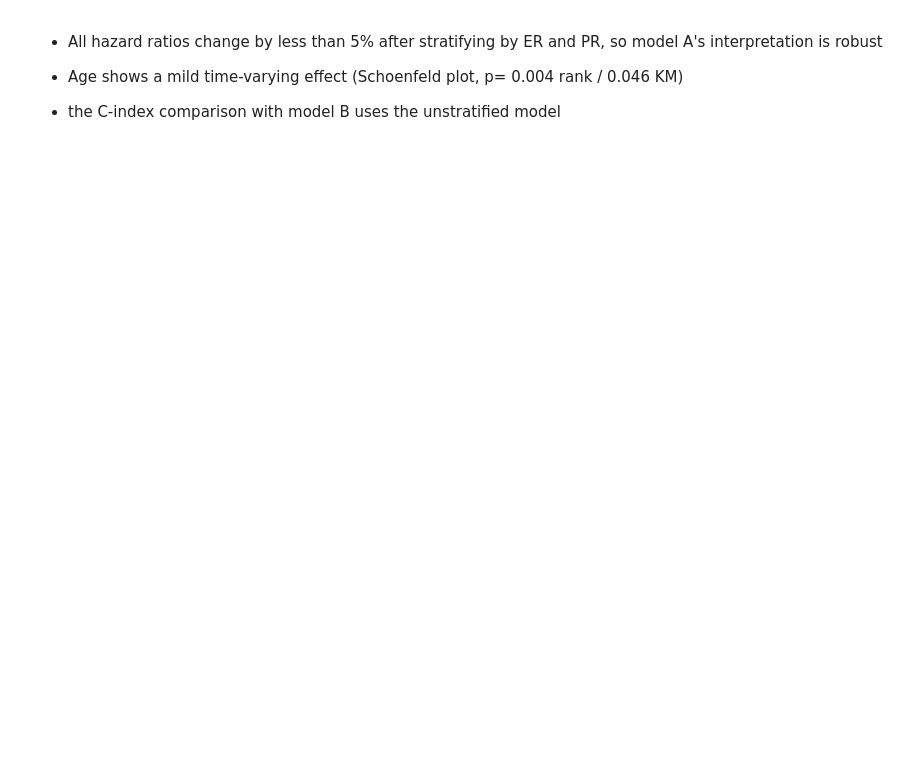
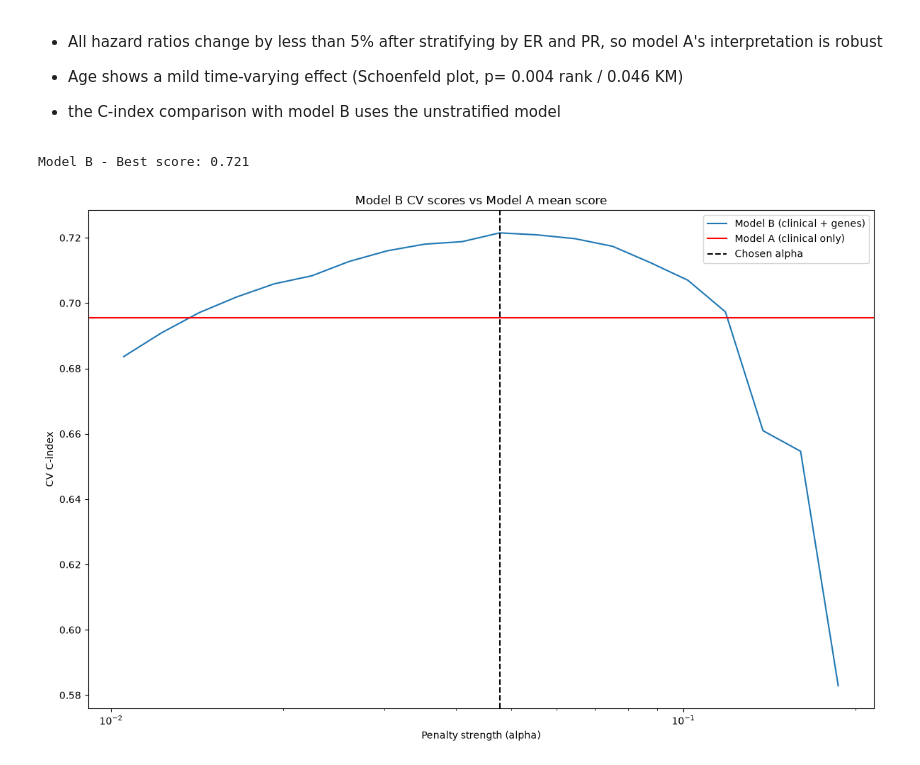
Before and after one commit to cankale/metabric-survival, a Jupyter notebook: src/04_cox_models.ipynb, the cells around one changed output. Saved outputs shown, nothing was run; the diff lists cells and outputs as text; code cells hidden in the pictures; blank space fills up the shorter version.

Commit message:
feat: add model B (penalised Cox with gene expression) and tune penalty with cross-validation

```diff
--- a/src/04_cox_models.ipynb
+++ b/src/04_cox_models.ipynb
@@ -310,0 +310,48 @@ KeyError: 'Δ %'
+# %%
+def gene_variance(X, y):
+    return np.var(X, axis=0)
+# %%
+genes_pipeline = Pipeline([('k_best', SelectKBest(score_func=gene_variance, k=1000)), ('scaler', StandardScaler())])
+
+ct_b = ColumnTransformer([
+    ('num' , num_pipeline, numeric_cols),
+    ('cat', cat_pipeline, cat_cols),
+    ('genes', genes_pipeline, gene_cols)
+    ])
+
+model_B_pipeline = Pipeline([('prep', ct_b) ,('cox', CoxnetSurvivalAnalysis(alpha_min_ratio=0.05, l1_ratio=0.9))])
+
+model_B_pipeline.fit(Xb_train, yb_train);
+# %%
+alphas = model_B_pipeline.named_steps['cox'].alphas_
+gs = GridSearchCV(model_B_pipeline, param_grid={'cox__alphas': [[a] for a in alphas[::5]]}, n_jobs=-1, cv=kf)
+
+gs.fit(Xb_train, yb_train)
+
+best_params = gs.best_params_
+best_score = gs.best_score_
+
+print(f"Model B - Best score: {best_score:.3f}")
+# %% [output]
+Model B - Best score: 0.721
+# %%
+fig, ax = plt.subplots(figsize=(12,8))
+b_cv_scores = gs.cv_results_['mean_test_score']
+
+ax.plot(alphas[::5], b_cv_scores, label='Model B (clinical + genes)')
+
+ax.set_xscale('log')
+
+ax.axhline(np.mean(a_cv_scores), color='red', label='Model A (clinical only)')
+ax.axvline(best_params['cox__alphas'][0], color='black',label='Chosen alpha', linestyle='--')
+
+ax.set_title("Model B CV scores vs Model A mean score")
+ax.set_xlabel("Penalty strength (alpha)")
+ax.set_ylabel("CV C-index")
+
+ax.legend()
+plt.tight_layout()
+fig.savefig('../reports/figures/model_b_alpha_tuning.png', dpi=150, bbox_inches='tight')
+plt.show()
+# %% [output]
+[figure, added]
```
Also changed, not shown: parts of 8 cells of this notebook, 1 other file.
